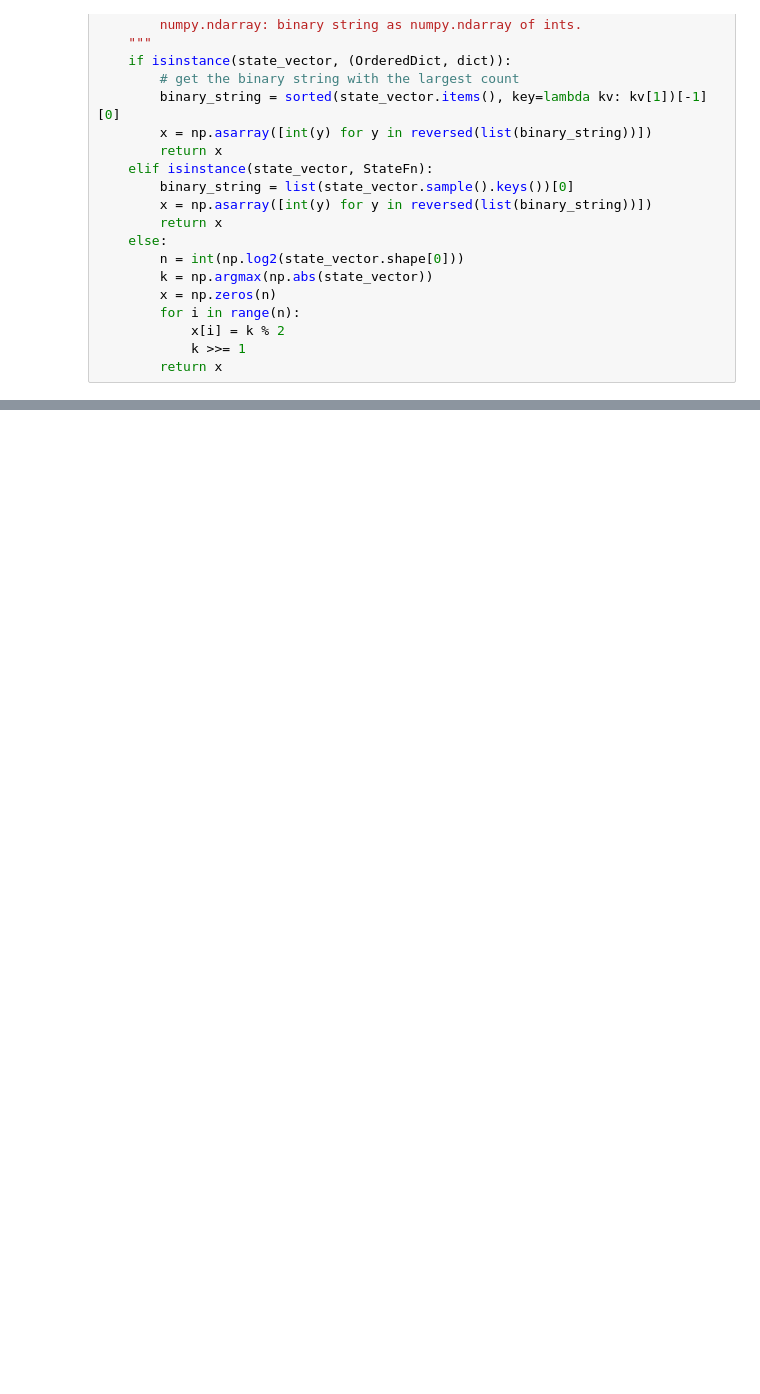
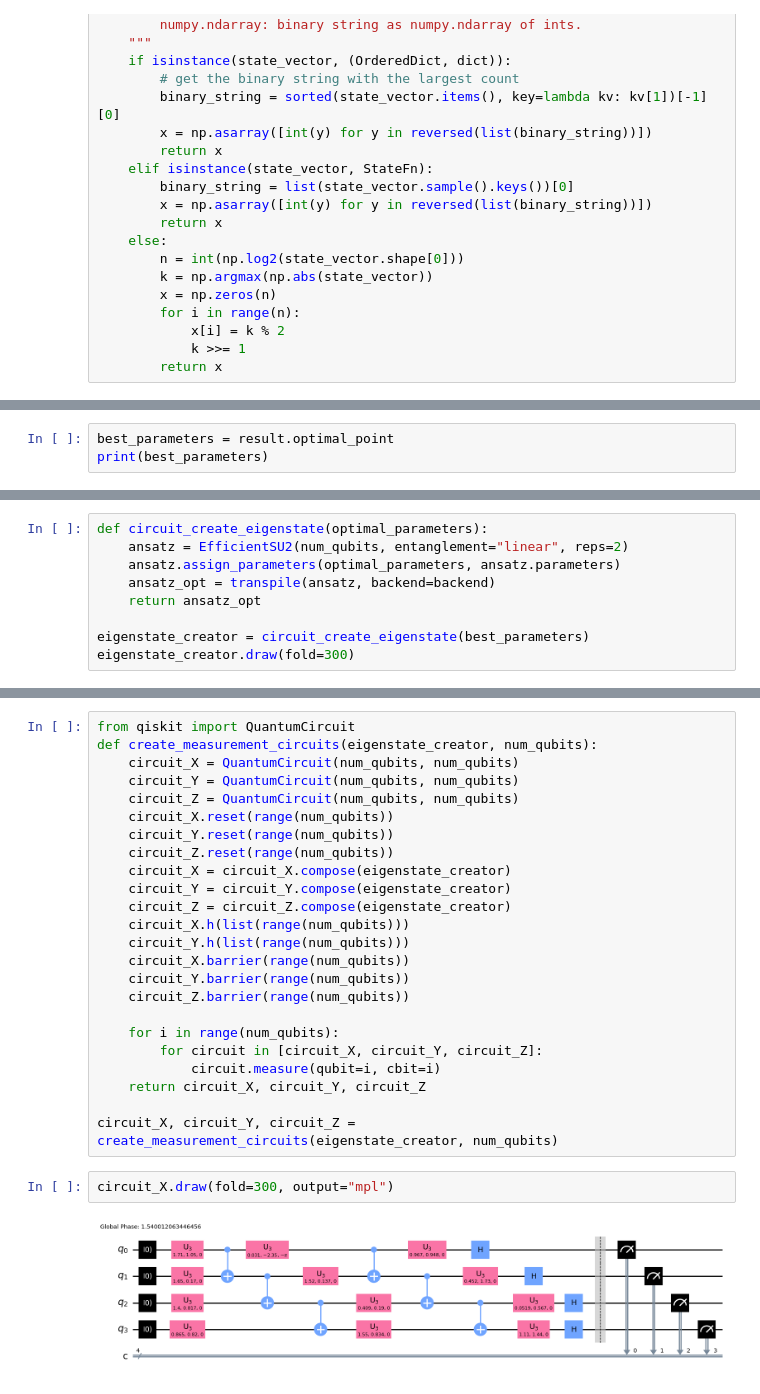
Before and after one commit to lumapools/qaoa_sat-nae, a Jupyter notebook: alternate_form.ipynb, the cells around one changed output, grey strips where cells are left out. Drawn from its saved outputs; the diff is of its cells as text; blank space fills up the shorter version.

```diff
--- a/alternate_form.ipynb
+++ b/alternate_form.ipynb
@@ -233,0 +257,3 @@ full output: [1, 1, 1, 0]
+# %%
+best_parameters = result.optimal_point
+print(best_parameters)
@@ -233,0 +269,9 @@ full output: [1, 1, 1, 0]
+# %%
+def circuit_create_eigenstate(optimal_parameters):
+    ansatz = EfficientSU2(num_qubits, entanglement="linear", reps=2)
+    ansatz.assign_parameters(optimal_parameters, ansatz.parameters)
+    ansatz_opt = transpile(ansatz, backend=backend)
+    return ansatz_opt
+
+eigenstate_creator = circuit_create_eigenstate(best_parameters)
+eigenstate_creator.draw(fold=300)
@@ -233,0 +306,28 @@ full output: [1, 1, 1, 0]
+# %%
+from qiskit import QuantumCircuit
+def create_measurement_circuits(eigenstate_creator, num_qubits):
+    circuit_X = QuantumCircuit(num_qubits, num_qubits)
+    circuit_Y = QuantumCircuit(num_qubits, num_qubits)
+    circuit_Z = QuantumCircuit(num_qubits, num_qubits)
+    circuit_X.reset(range(num_qubits))
+    circuit_Y.reset(range(num_qubits))
+    circuit_Z.reset(range(num_qubits))
+    circuit_X = circuit_X.compose(eigenstate_creator)
+    circuit_Y = circuit_Y.compose(eigenstate_creator)
+    circuit_Z = circuit_Z.compose(eigenstate_creator)
+    circuit_X.h(list(range(num_qubits)))
+    circuit_Y.h(list(range(num_qubits)))
+    circuit_X.barrier(range(num_qubits))
+    circuit_Y.barrier(range(num_qubits))
+    circuit_Z.barrier(range(num_qubits))
+
+    for i in range(num_qubits):
+        for circuit in [circuit_X, circuit_Y, circuit_Z]:
+            circuit.measure(qubit=i, cbit=i)
+    return circuit_X, circuit_Y, circuit_Z
+
+circuit_X, circuit_Y, circuit_Z = create_measurement_circuits(eigenstate_creator, num_qubits)
+# %%
+circuit_X.draw(fold=300, output="mpl")
+# %% [output]
+[figure, added]
```
Also changed, not shown: parts of 20 cells of this notebook.
